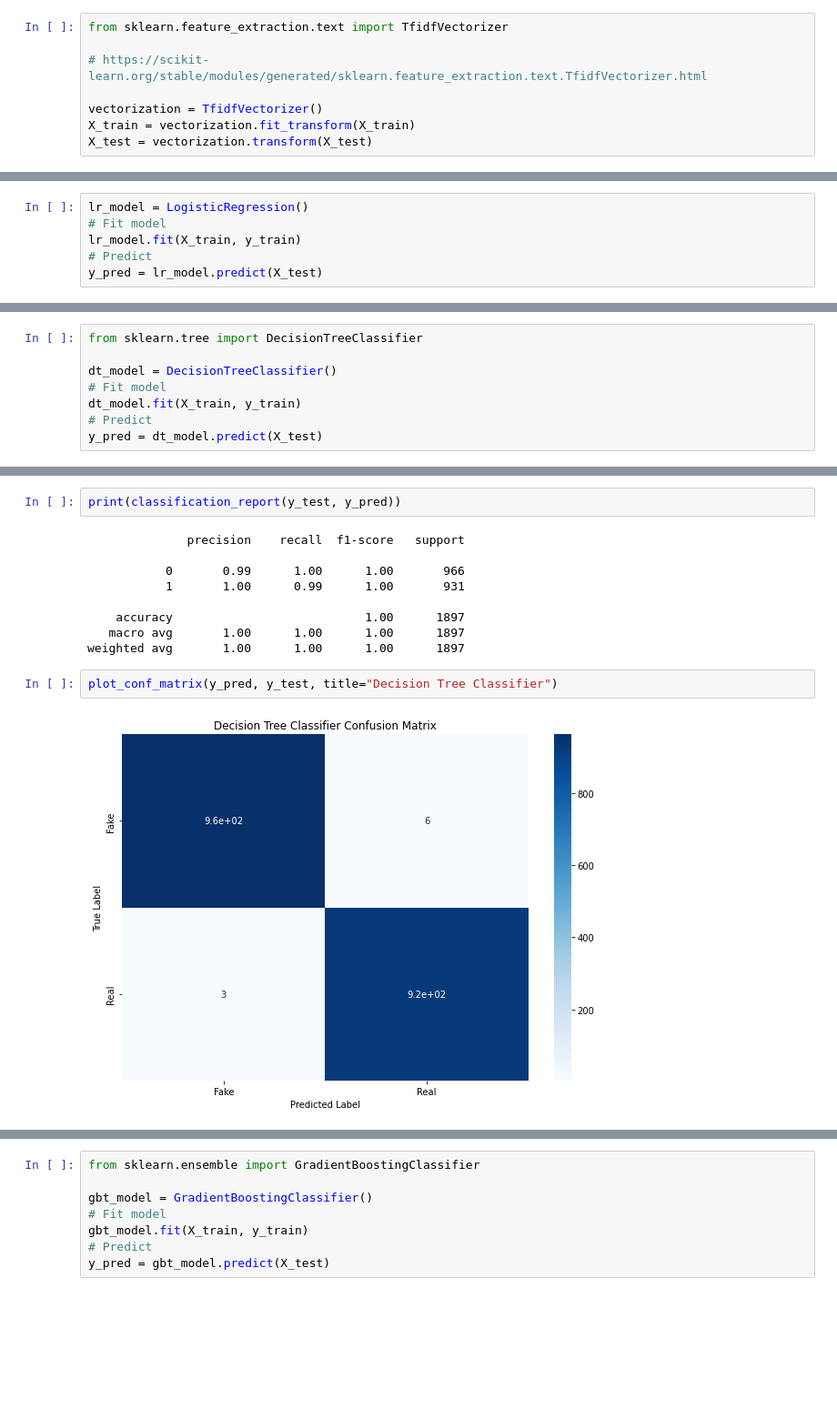
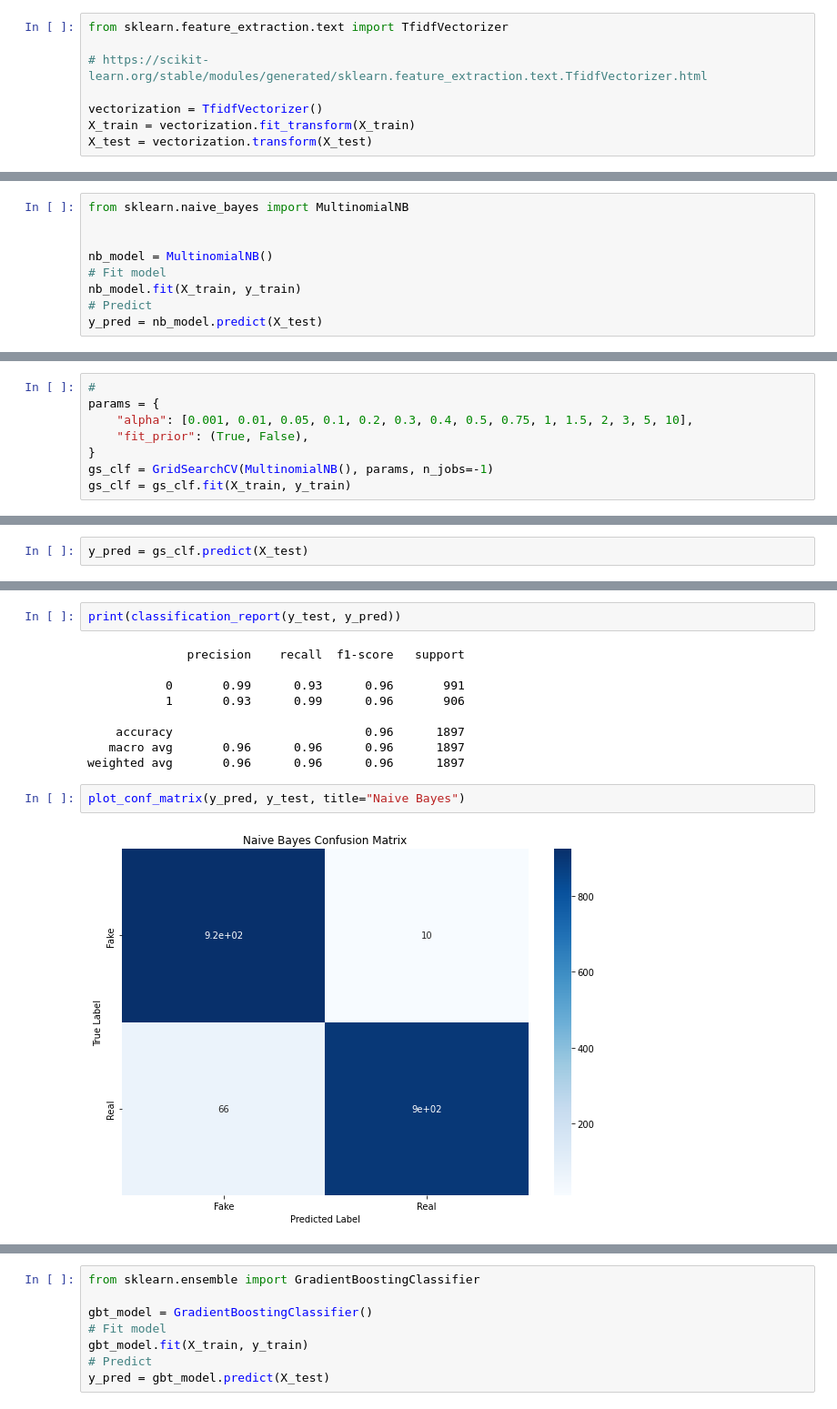
Before and after one commit to ThishenP/covid-19-fake-news-detection, a Jupyter notebook: Covid-Fake-News.ipynb, the cells around one changed output, grey strips where cells are left out. Shown at 91% size. Saved outputs shown, nothing was run; the diff lists cells and outputs as text; blank space fills up the shorter version.

```diff
--- a/Covid-Fake-News.ipynb
+++ b/Covid-Fake-News.ipynb
@@ -99,9 +111,12 @@ X_test = vectorization.transform(X_test)
 # %%
-lr_model = LogisticRegression()
+from sklearn.naive_bayes import MultinomialNB
+
+
+nb_model = MultinomialNB()
 # Fit model
-lr_model.fit(X_train, y_train)
+nb_model.fit(X_train, y_train)
 # Predict
-y_pred = lr_model.predict(X_test)
+y_pred = nb_model.predict(X_test)
 # %%
 print(f"Test Accuracy: {accuracy_score(y_test, y_pred)}")
 # %% [output]
@@ -128,8 +139,8 @@ plot_conf_matrix(y_pred, y_test, title="Logistic Regression")
-# %%
-from sklearn.tree import DecisionTreeClassifier
-
-dt_model = DecisionTreeClassifier()
-# Fit model
-dt_model.fit(X_train, y_train)
-# Predict
-y_pred = dt_model.predict(X_test)
+# %%
+#
+params = {
+    "alpha": [0.001, 0.01, 0.05, 0.1, 0.2, 0.3, 0.4, 0.5, 0.75, 1, 1.5, 2, 3, 5, 10],
+    "fit_prior": (True, False),
+}
+gs_clf = GridSearchCV(MultinomialNB(), params, n_jobs=-1)
+gs_clf = gs_clf.fit(X_train, y_train)
@@ -136,3 +149,5 @@ y_pred = dt_model.predict(X_test)
+# %%
+y_pred = gs_clf.predict(X_test)
 # %%
 print(f"Test Accuracy: {accuracy_score(y_test, y_pred)}")
 # %% [output]
@@ -142,14 +157,14 @@ print(classification_report(y_test, y_pred))
 # %% [output]
               precision    recall  f1-score   support
 
-           0       0.99      1.00      1.00       966
-           1       1.00      0.99      1.00       931
+           0       0.99      0.93      0.96       991
+           1       0.93      0.99      0.96       906
 
-    accuracy                           1.00      1897
-   macro avg       1.00      1.00      1.00      1897
-weighted avg       1.00      1.00      1.00      1897
+    accuracy                           0.96      1897
+   macro avg       0.96      0.96      0.96      1897
+weighted avg       0.96      0.96      0.96      1897
 # %%
-plot_conf_matrix(y_pred, y_test, title="Decision Tree Classifier")
+plot_conf_matrix(y_pred, y_test, title="Naive Bayes")
 # %% [output]
-[figure, old version]
+[figure, new version]
 # %% [markdown]
```
Also changed, not shown: parts of 45 cells of this notebook.
